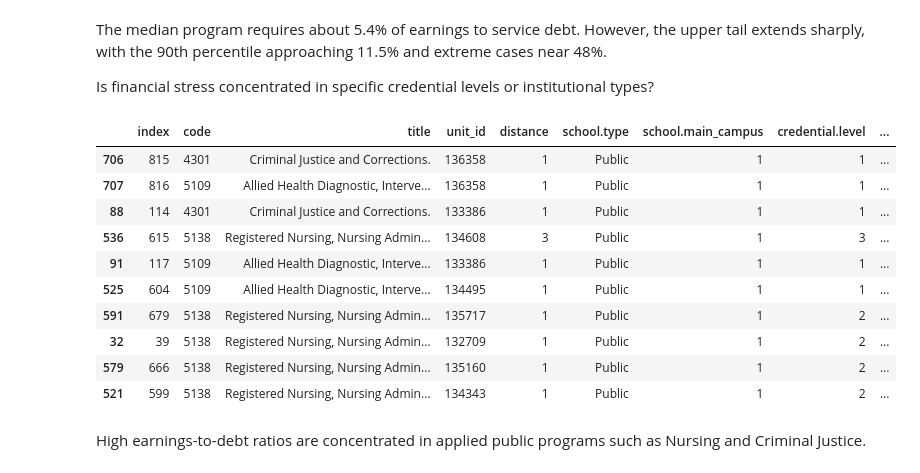
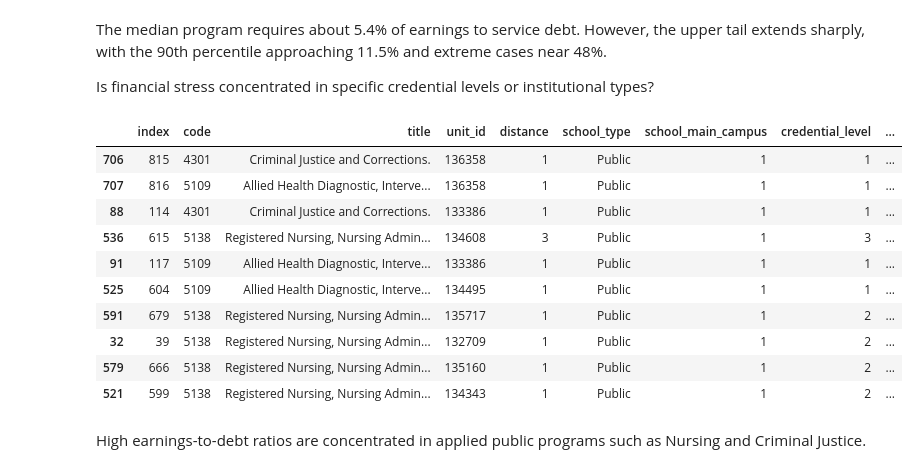
Before and after one commit to sebastianhonorat-dev/CAP_3764_2026_Spring_Team_6, a Jupyter notebook: notebooks/eda_outcomes_debt_earnings.ipynb, the cells around one changed output. Cells and saved outputs as stored; diff of their text form; code cells hidden in the pictures.

```diff
--- a/notebooks/eda_outcomes_debt_earnings.ipynb
+++ b/notebooks/eda_outcomes_debt_earnings.ipynb
@@ -13,6 +13,6 @@ print(root)
 # %% [output]
 c:\Users\frank\OneDrive\Documentos\GitHub\CAP_3764_2026_Spring_Team_6
 # %%
-df = pd.read_csv(root/"data"/"raw"/"scorecard"/"scorecard_FL_programs.csv")
+df = pd.read_csv(root/"data"/"clean"/"scorecard"/"scorecard_FL_programs.csv")
 df.head()
 # %% [output]
@@ -99,9 +99,9 @@ px.histogram(df, x=np.log1p(df["debt.staff_grad_plus.all.eval_inst.median_paymen
 Debt and debt payment distributions exhibit similar skewness, reinforcing the need for transformation prior to modeling.
 # %%
 dfx = df
-dfx["log_median_earnings"]=np.log1p(dfx["earnings.4_yr.overall_median_earnings"])
-dfx["log_median_debt_payment"]=np.log1p(dfx["debt.staff_grad_plus.all.eval_inst.median_payment"]*12)
-dfx["log_median_debt"]=np.log1p(dfx["debt.staff_grad_plus.all.eval_inst.median"])
+dfx["log_median_earnings"]=np.log1p(dfx["4_yr_median_earnings"])
+dfx["log_median_debt_payment"]=np.log1p(dfx["debt_median_payment"]*12)
+dfx["log_median_debt"]=np.log1p(dfx["debt_median"])
 # %%
 earning_count = go.Figure(
     go.Histogram(
@@ -114,7 +114,7 @@ earning_count.show()
 # %% [markdown]
 What is an appropriate threshold to remove low graduate programs?
 # %%
-dfx = dfx.loc[df["earnings.4_yr.working_not_enrolled.overall_count"] >= 25].reset_index()
+dfx = dfx.loc[df["4_yr_working_count"] >= 25].reset_index()
 lt50=len(df) - len(dfx)
 lt50
 # %% [output]
@@ -140,7 +140,7 @@ Debt burden approximates the share of annual earnings required to service debt o
 
 How many programs exhibit unusually high financial stress relative to earnings?
 # %%
-dfx["debt_burden"] = (dfx["debt.staff_grad_plus.all.eval_inst.median_payment"]*12)/dfx["earnings.4_yr.overall_median_earnings"]
+dfx["debt_burden"] = (dfx["debt_median_payment"]*12)/dfx["4_yr_median_earnings"]
 (dfx["debt_burden"]>=0.25).sum()
 # %% [output]
 np.int64(21)
@@ -179,14 +179,14 @@ The median program requires about 5.4% of earnings to service debt. However, the
 Is financial stress concentrated in specific credential levels or institutional types?
 # %%
 dfx["earnings_to_debt_ratio"] = (
-    dfx["earnings.4_yr.overall_median_earnings"] /
-    dfx["debt.staff_grad_plus.all.eval_inst.median"]
+    dfx["4_yr_median_earnings"] /
+    dfx["debt_median"]
 )
 
 fltop10 = dfx.sort_values("earnings_to_debt_ratio", ascending=False)["title"].head(10)
 dfx.sort_values("earnings_to_debt_ratio", ascending=False).head(10)
 # %% [output]
-|  | index | code | title | unit_id | distance | school.type | school.main_campus | credential.level | ... |
+|  | index | code | title | unit_id | distance | school_type | school_main_campus | credential_level | ... |
 | 706 | 815 | 4301 | Criminal Justice and Corrections. | 136358 | 1 | Public | 1 | 1 | ... |
 | 707 | 816 | 5109 | Allied Health Diagnostic, Interve... | 136358 | 1 | Public | 1 | 1 | ... |
 | 88 | 114 | 4301 | Criminal Justice and Corrections. | 133386 | 1 | Public | 1 | 1 | ... |
```
Also changed, not shown: parts of 24 cells of this notebook.
